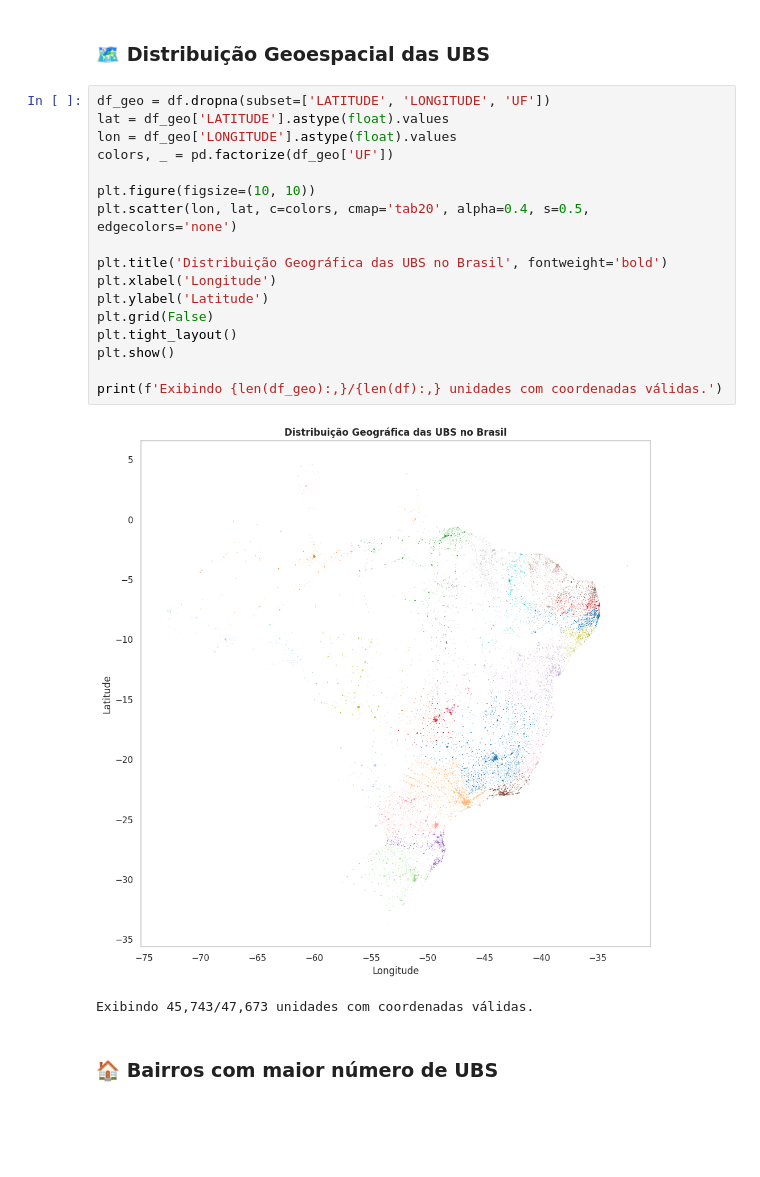
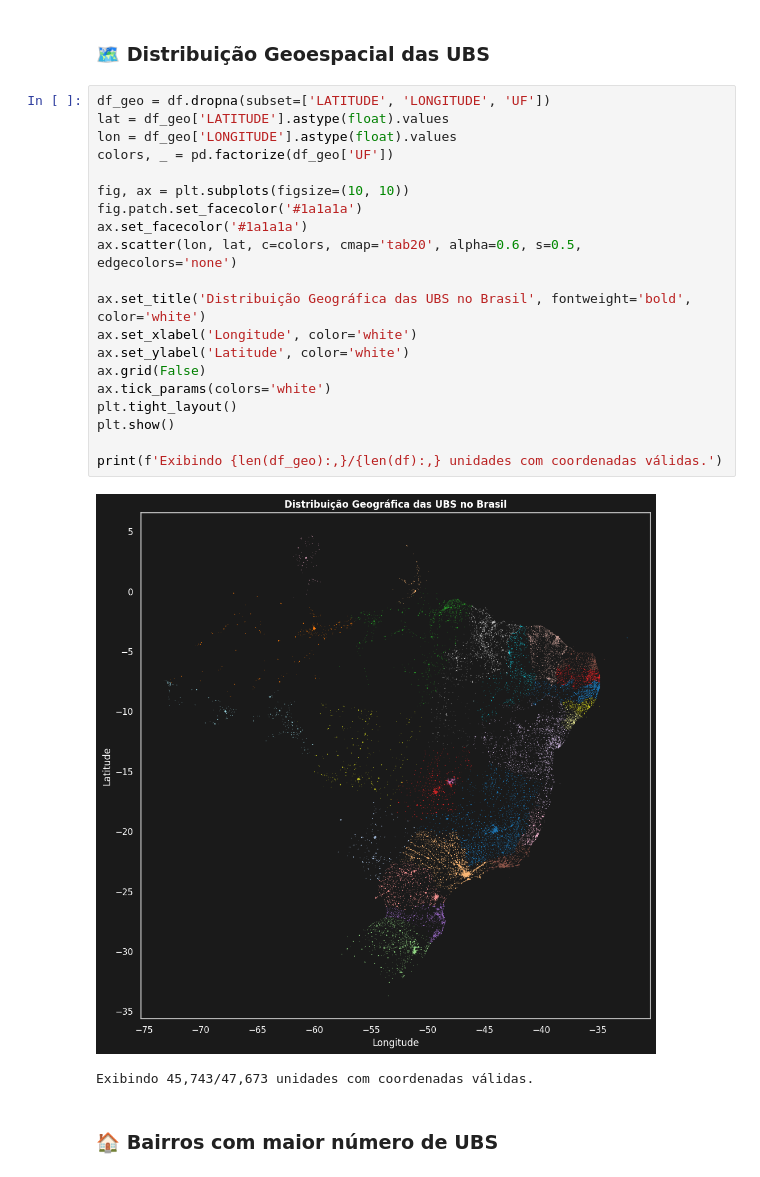
Before and after one commit to V-Castro-Alves/analise_ubs, a Jupyter notebook: Analise_UBS.ipynb, the cells around one changed output. Cells and saved outputs as stored; diff of their text form; blank space fills up the shorter version.

Commit message:
improved the color background of the map

```diff
--- a/Analise_UBS.ipynb
+++ b/Analise_UBS.ipynb
@@ -82,22 +82,25 @@ plt.show()
 # %%
 df_geo = df.dropna(subset=['LATITUDE', 'LONGITUDE', 'UF'])
 lat = df_geo['LATITUDE'].astype(float).values
 lon = df_geo['LONGITUDE'].astype(float).values
 colors, _ = pd.factorize(df_geo['UF'])
 
-plt.figure(figsize=(10, 10))
-plt.scatter(lon, lat, c=colors, cmap='tab20', alpha=0.4, s=0.5, edgecolors='none')
+fig, ax = plt.subplots(figsize=(10, 10))
+fig.patch.set_facecolor('#1a1a1a')
+ax.set_facecolor('#1a1a1a')
+ax.scatter(lon, lat, c=colors, cmap='tab20', alpha=0.6, s=0.5, edgecolors='none')
 
-plt.title('Distribuição Geográfica das UBS no Brasil', fontweight='bold')
-plt.xlabel('Longitude')
-plt.ylabel('Latitude')
-plt.grid(False)
+ax.set_title('Distribuição Geográfica das UBS no Brasil', fontweight='bold', color='white')
+ax.set_xlabel('Longitude', color='white')
+ax.set_ylabel('Latitude', color='white')
+ax.grid(False)
+ax.tick_params(colors='white')
 plt.tight_layout()
 plt.show()
 
 print(f'Exibindo {len(df_geo):,}/{len(df):,} unidades com coordenadas válidas.')
 # %% [output]
-[figure, old version]
+[figure, new version]
 Exibindo 45,743/47,673 unidades com coordenadas válidas.
 # %% [markdown]
 ### 🏠 Bairros com maior número de UBS
```
